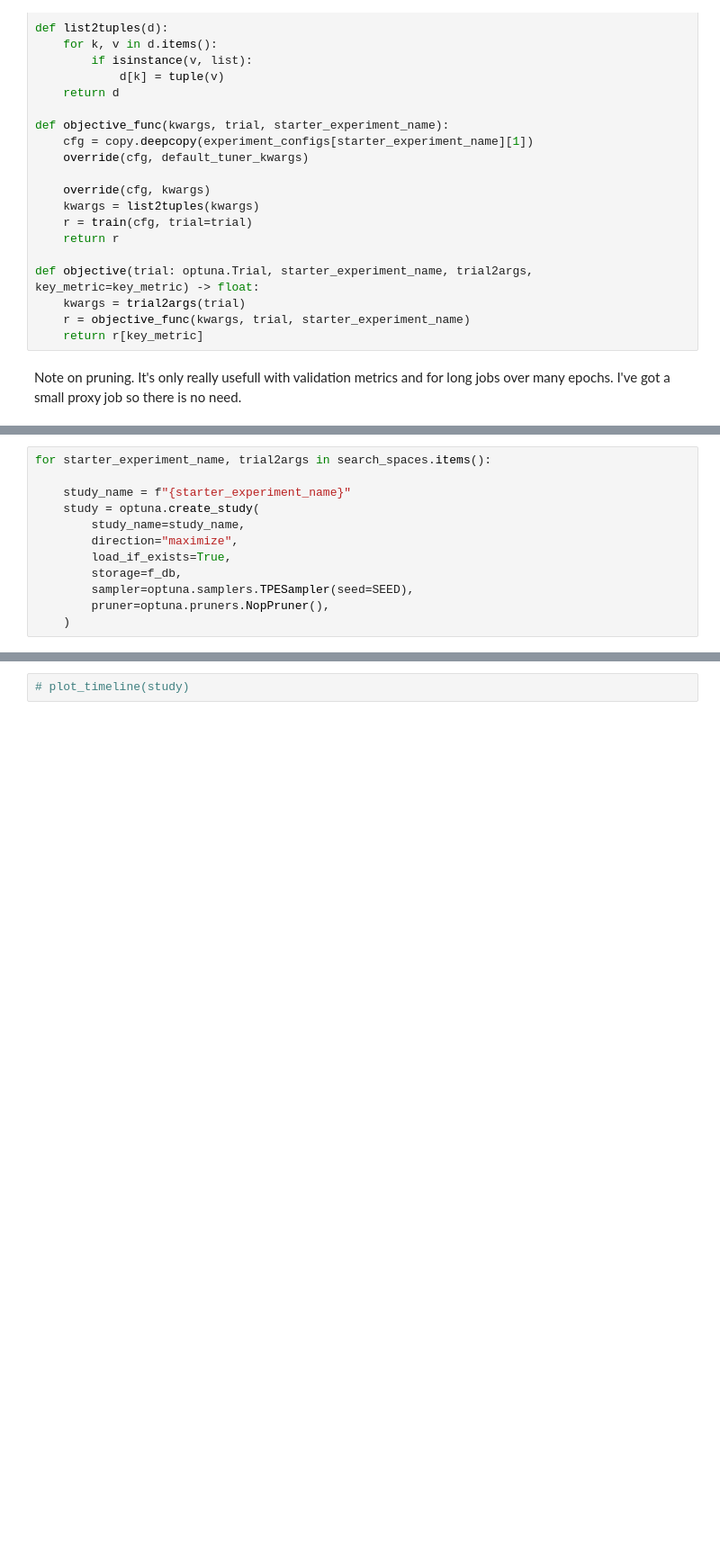
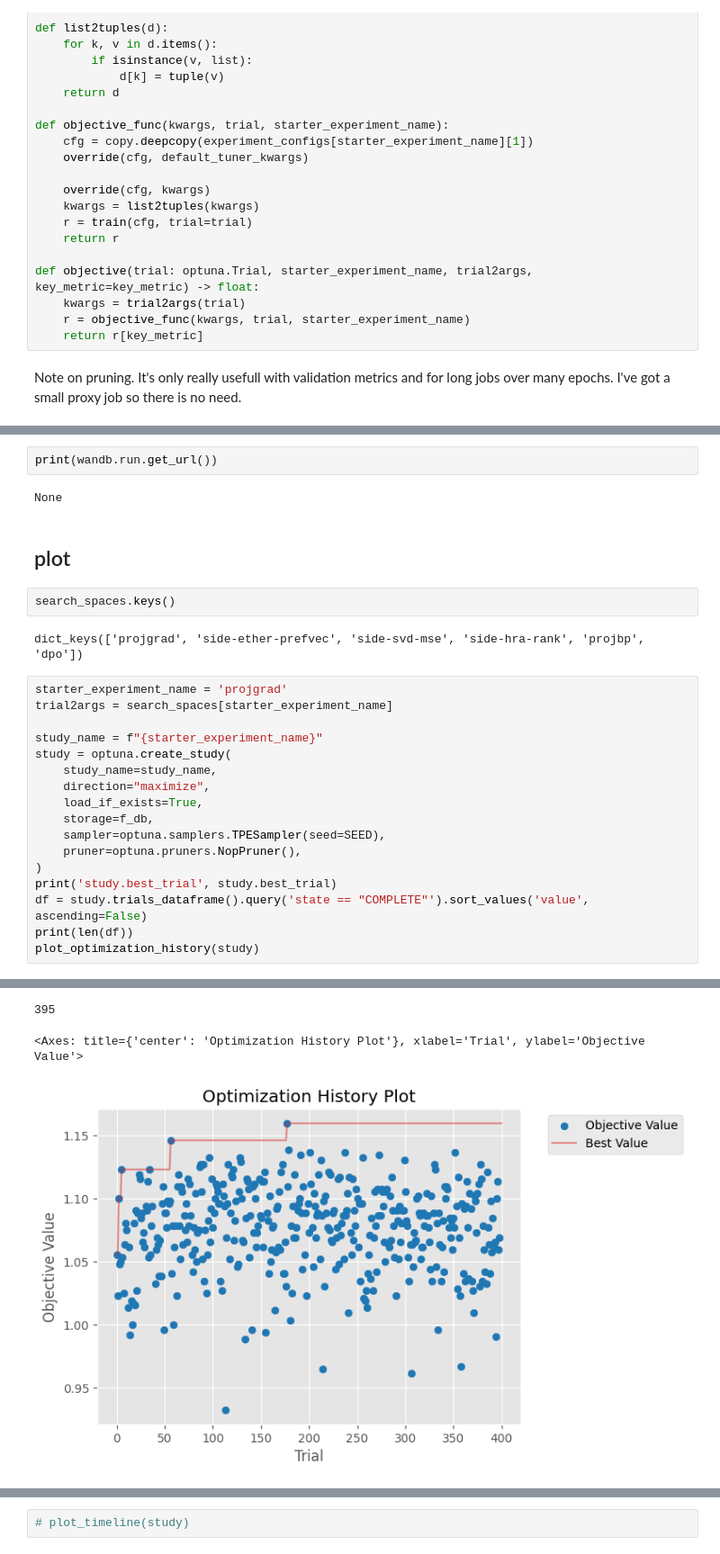
Before and after one commit to wassname/repr-preference-optimization, a Jupyter notebook: nbs/203_optuna.ipynb, the cells around one changed output, grey strips where cells are left out. Shown at 90% size. Saved outputs shown, nothing was run; the diff lists cells and outputs as text; blank space fills up the shorter version.

```diff
--- a/nbs/203_optuna.ipynb
+++ b/nbs/203_optuna.ipynb
@@ -138,12 +151,28 @@ for starter_experiment_name, trial2args in search_spaces.items():
+# %%
+print(wandb.run.get_url())
+# %% [output]
+None
+# %% [markdown]
+## plot
+# %%
+search_spaces.keys()
+# %% [output]
+dict_keys(['projgrad', 'side-ether-prefvec', 'side-svd-mse', 'side-hra-rank', 'projbp', 'dpo'])
 # %%
-for starter_experiment_name, trial2args in search_spaces.items():
+starter_experiment_name = 'projgrad'
+trial2args = search_spaces[starter_experiment_name]
 
-    study_name = f"{starter_experiment_name}"
-    study = optuna.create_study(
-        study_name=study_name,
-        direction="maximize",
-        load_if_exists=True,
-        storage=f_db,
-        sampler=optuna.samplers.TPESampler(seed=SEED),
-        pruner=optuna.pruners.NopPruner(),
-    )
+study_name = f"{starter_experiment_name}"
+study = optuna.create_study(
+    study_name=study_name,
+    direction="maximize",
+    load_if_exists=True,
+    storage=f_db,
+    sampler=optuna.samplers.TPESampler(seed=SEED),
+    pruner=optuna.pruners.NopPruner(),
+)
+print('study.best_trial', study.best_trial)
+df = study.trials_dataframe().query('state == "COMPLETE"').sort_values('value', ascending=False)
+print(len(df))
+plot_optimization_history(study)
+# %% [output]
@@ -149,0 +180,3 @@ for starter_experiment_name, trial2args in search_spaces.items():
+395
+<Axes: title={'center': 'Optimization History Plot'}, xlabel='Trial', ylabel='Objective Value'>
+[figure, added]
```
Also changed, not shown: parts of 8 cells of this notebook.
